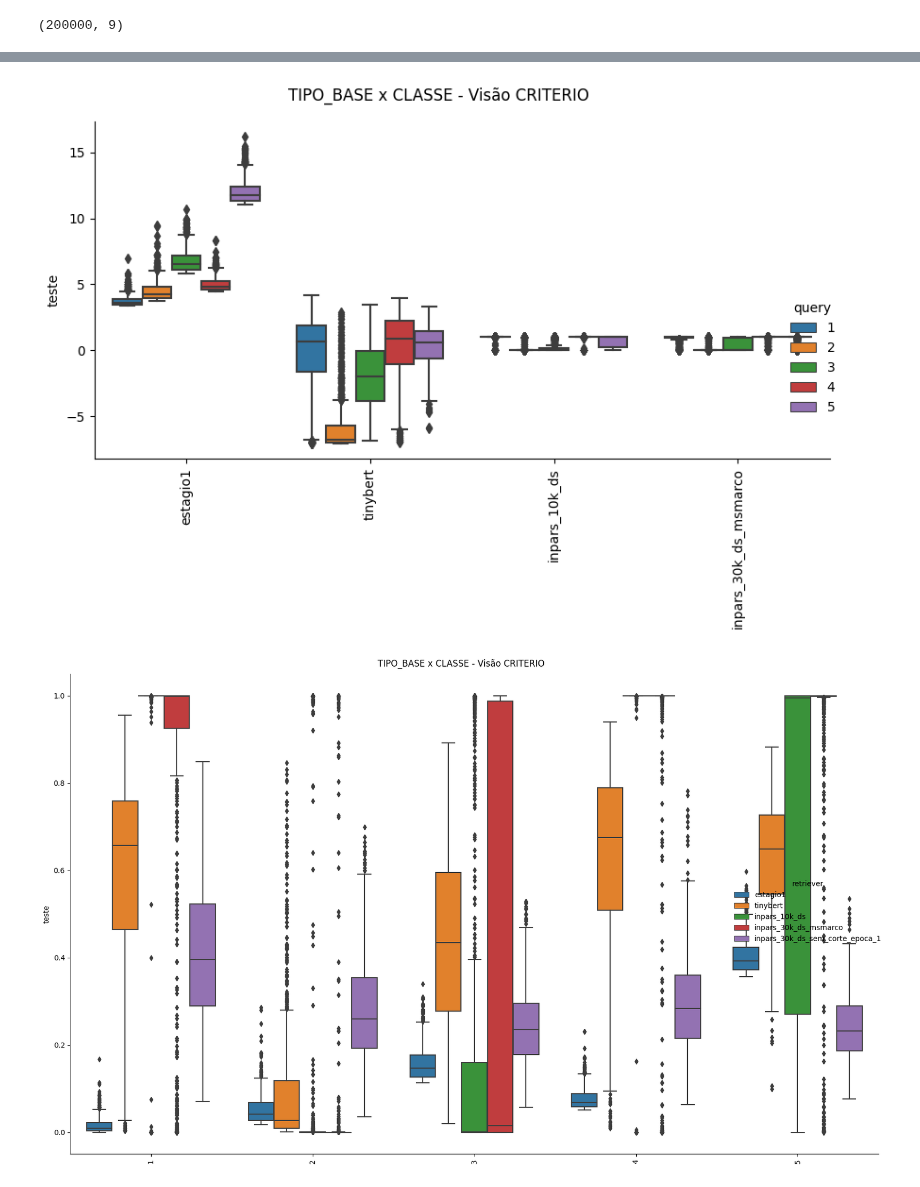
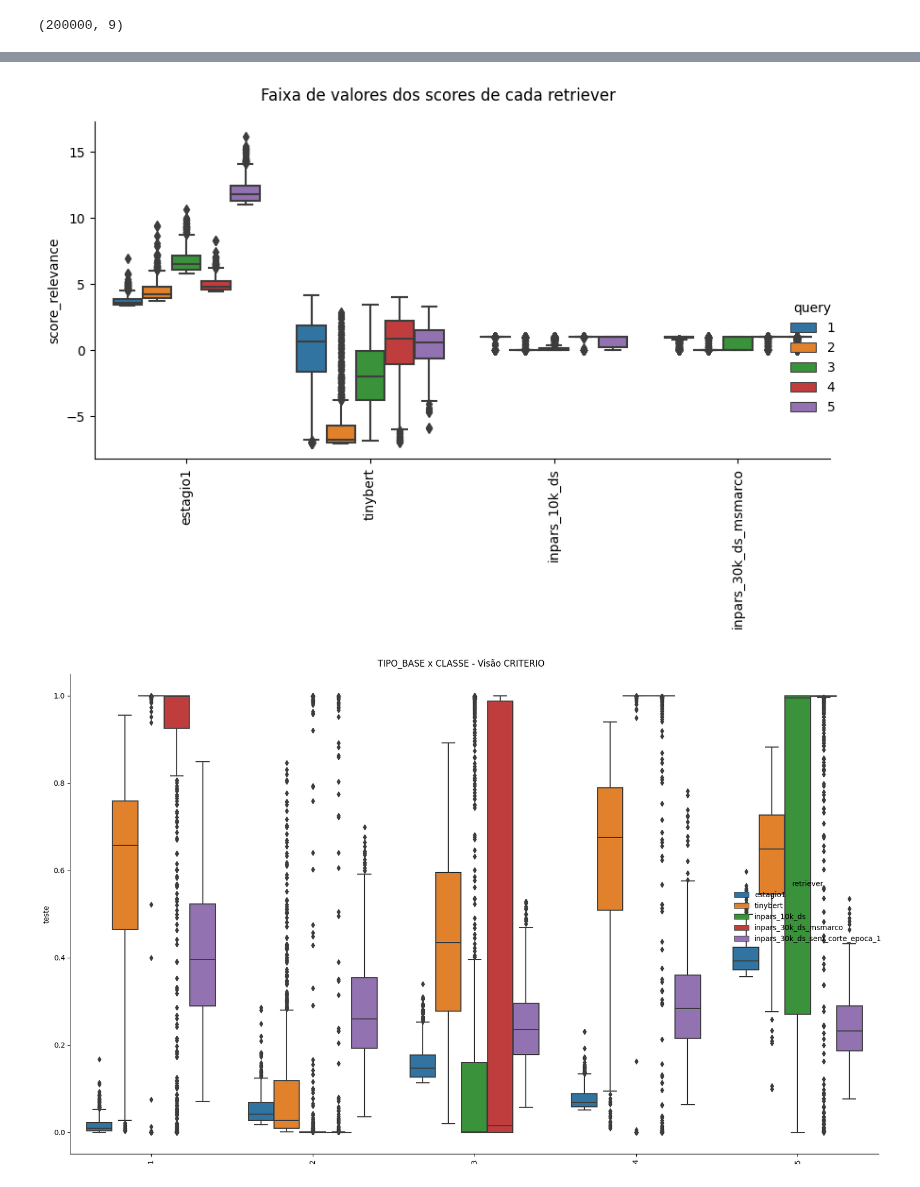
Before and after one commit to marcusborela/deep_learning_em_buscas_unicamp, a Jupyter notebook: code/aula9_inpars/avalia_busca_com_reranking.ipynb, the cells around one changed output, grey strips where cells are left out. Drawn from its saved outputs; the diff is of its cells as text; code cells hidden in the pictures.

```diff
--- a/code/aula9_inpars/avalia_busca_com_reranking.ipynb
+++ b/code/aula9_inpars/avalia_busca_com_reranking.ipynb
@@ -1004,13 +1004,14 @@ df_new.head()
 # %%
 g = sns.catplot(x="retriever", sharex=True, y="score", hue='query',
                 kind="box", data=df_new[df_new['query']<=5], height=6, aspect=20/15) # row="CLASSE",
-g.fig.suptitle('TIPO_BASE x CLASSE - Visão CRITERIO')
+g.fig.suptitle('Faixa de valores dos scores de cada retriever')
 g.set_xticklabels(rotation=90)
-g.set_axis_labels("", 'teste')
+g.set_axis_labels("", 'score_relevance')
+#g.fig.legend(loc='lower center', bbox_to_anchor=(0.5, -0.15), ncol=3)
 plt.tight_layout()
 plt.show()
 # %% [output]
-[figure, old version]
+[figure, new version]
 # %%
 from sklearn.preprocessing import MinMaxScaler
 # %%
```
